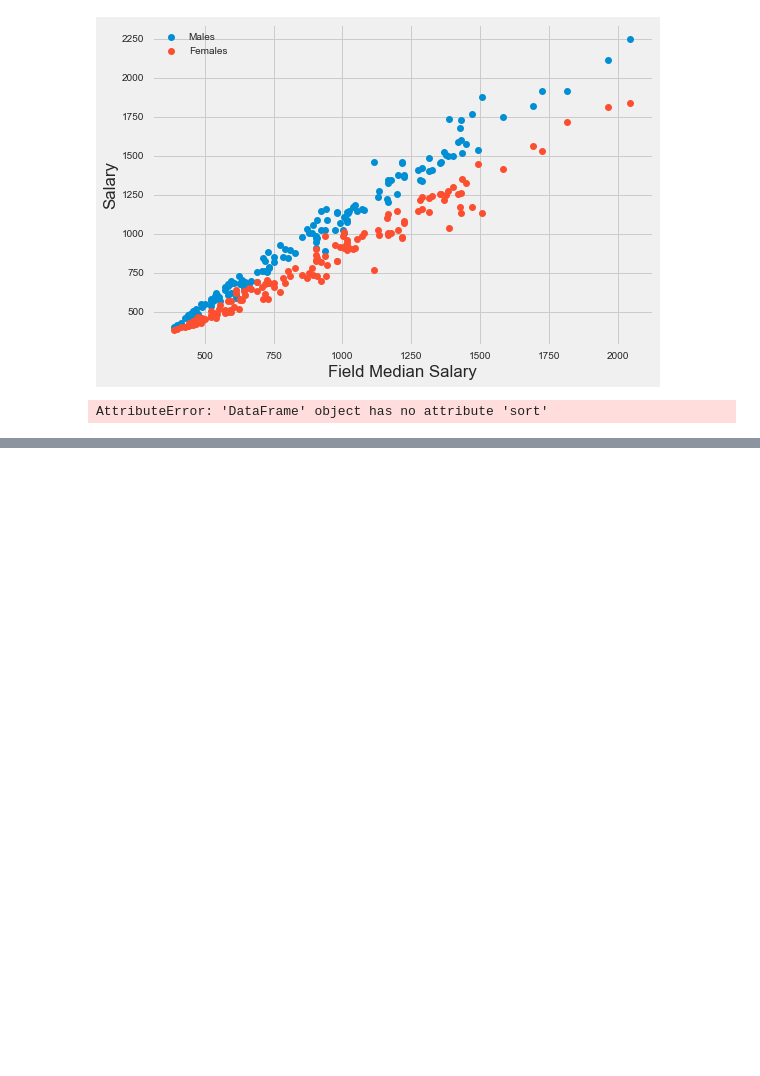
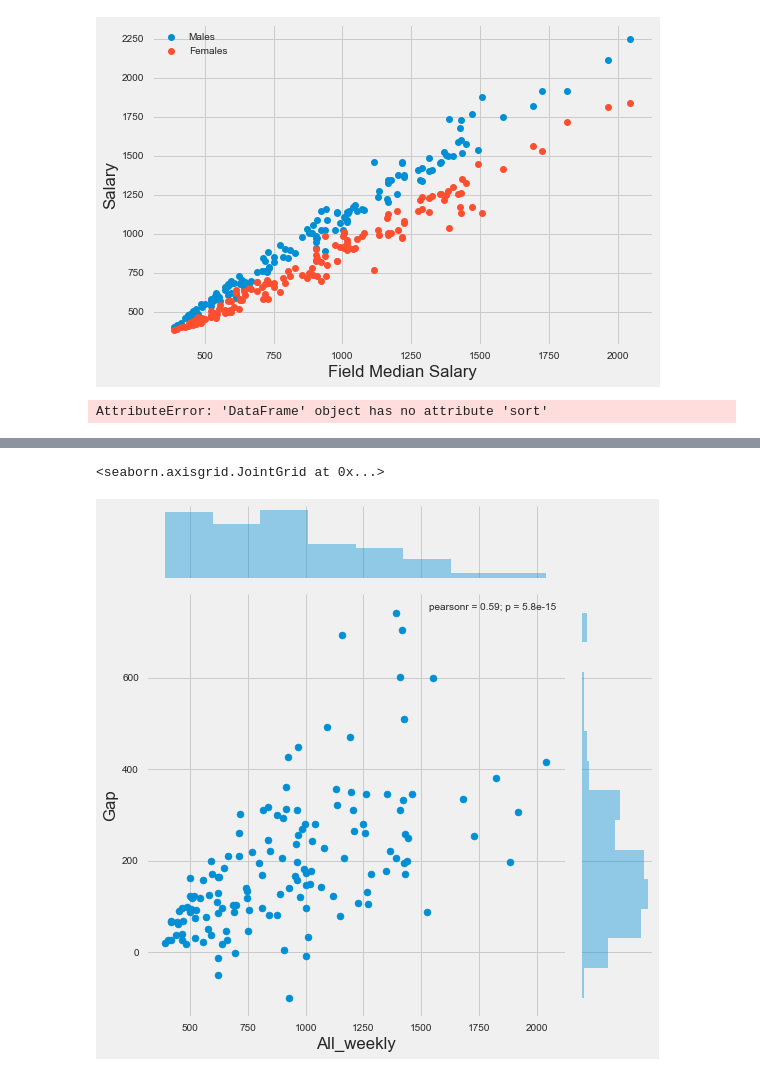
Before and after one commit to oddinigwe/us_income_gap, a Jupyter notebook: US INCOME GAP.ipynb, the cells around one changed output, grey strips where cells are left out. Drawn from its saved outputs; the diff is of its cells as text; code cells hidden in the pictures; blank space fills up the shorter version.

```diff
--- a/US INCOME GAP.ipynb
+++ b/US INCOME GAP.ipynb
@@ -146,0 +152,7 @@ sns.jointplot(x="All_weekly", y="F_share", data=df, size=8)
+# %%
+#Use the seaborn library to create seaborn jointplot
+#Two kinds of distribution in one visualization i.e. bivariate scatterplots and univariate histograms
+sns.jointplot(x="All_weekly", y="Gap", data=df, size=8)
+# %% [output]
+<seaborn.axisgrid.JointGrid at 0x...>
+[figure, added]
```
Also changed, not shown: parts of 5 cells of this notebook.
